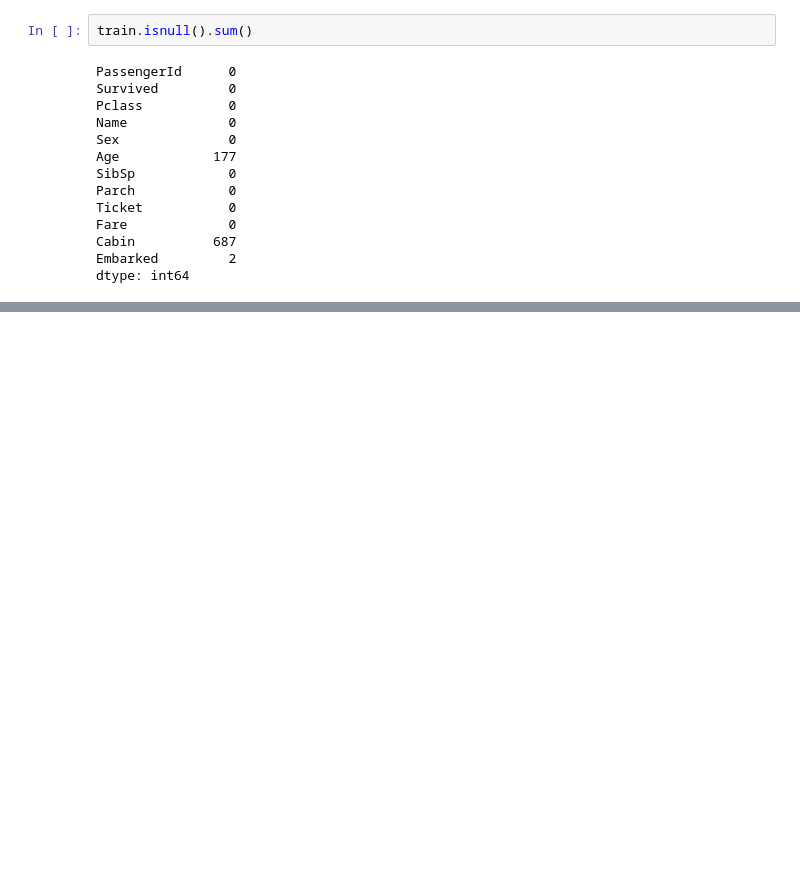
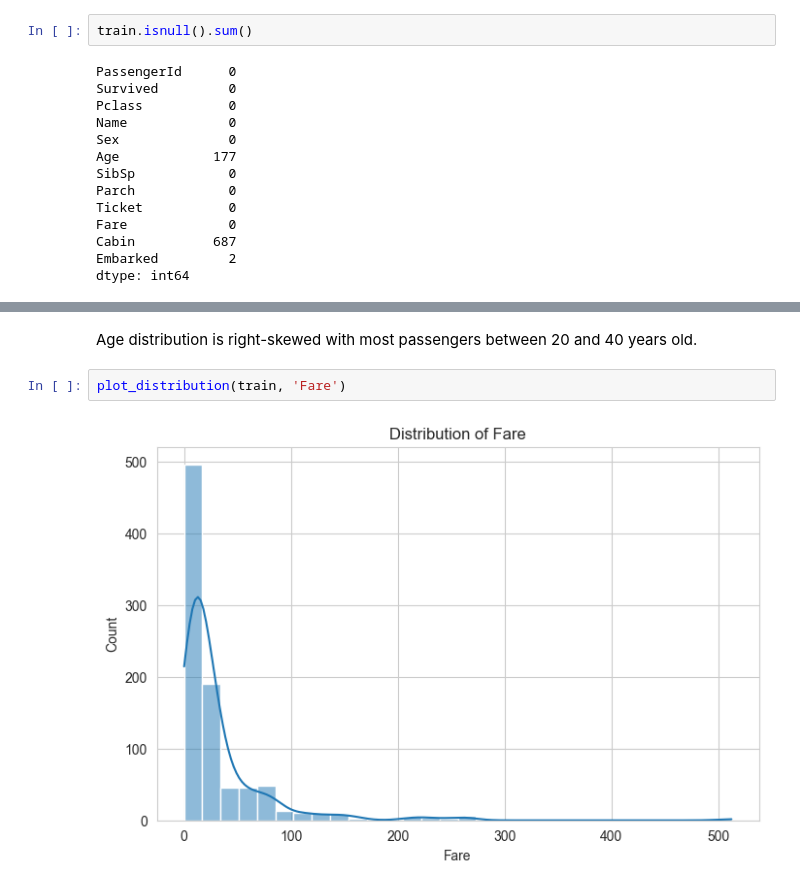
Before and after one commit to rodrigofl-dev/titanic-ml-project, a Jupyter notebook: notebooks/01_eda.ipynb, the cells around one changed output, grey strips where cells are left out. Cells and saved outputs as stored; diff of their text form; blank space fills up the shorter version.

```diff
--- a/notebooks/01_eda.ipynb
+++ b/notebooks/01_eda.ipynb
@@ -563,0 +151,6 @@ Additionally, a binary feature (HasCabin) was created to indicate the presence o
+# %% [markdown]
+Age distribution is right-skewed with most passengers between 20 and 40 years old.
+# %%
+plot_distribution(train, 'Fare')
+# %% [output]
+[figure, added]
```
Also changed, not shown: parts of 78 cells of this notebook, 8 other files.
